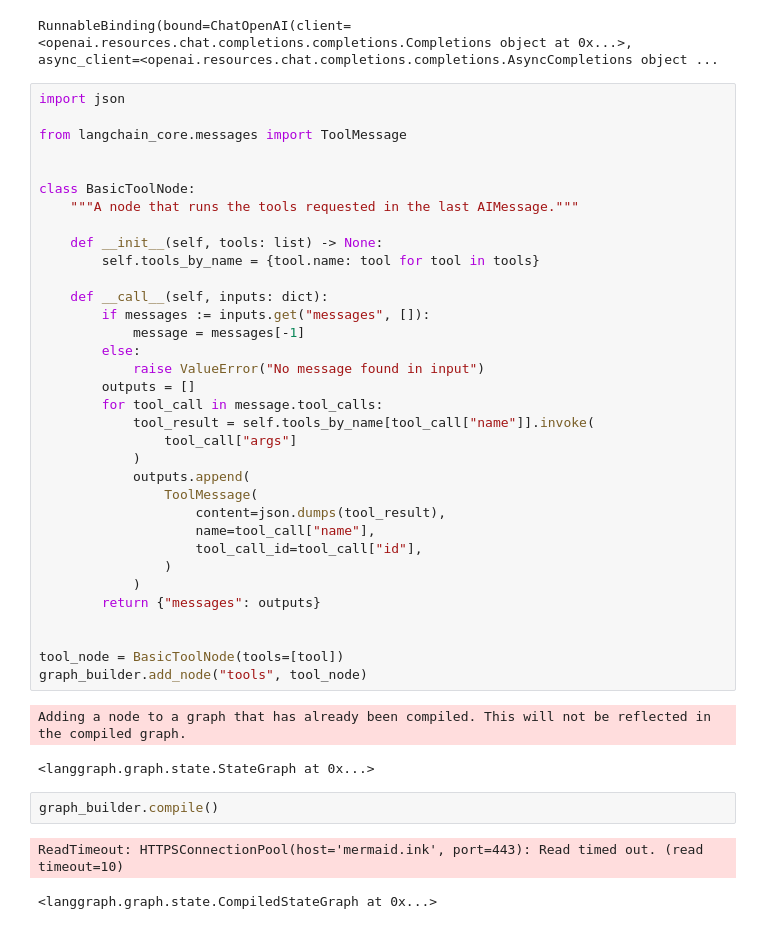
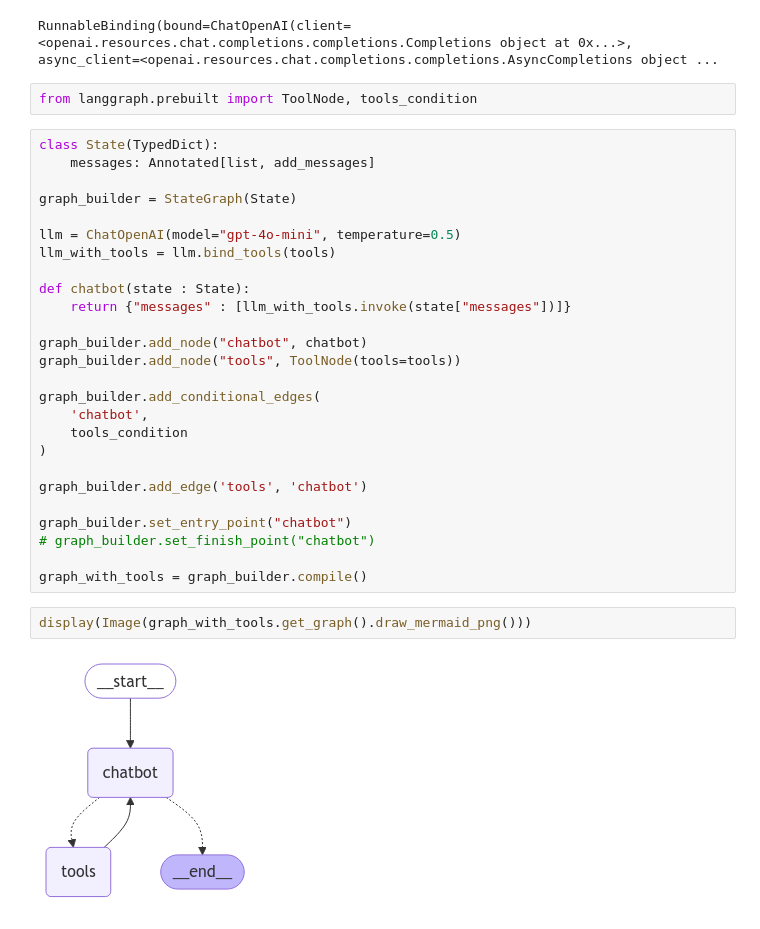
Before and after one commit to Srikanth635/home_testing, a Jupyter notebook: src/udemy_langgraph/lg1.ipynb, the cells around one changed output. Saved outputs shown, nothing was run; the diff lists cells and outputs as text.

```diff
--- a/src/udemy_langgraph/lg1.ipynb
+++ b/src/udemy_langgraph/lg1.ipynb
@@ -211,45 +207,35 @@ response
 llm.bind_tools(tools)
 # %% [output]
 RunnableBinding(bound=ChatOpenAI(client=<openai.resources.chat.completions.completions.Completions object at 0x...>, async_client=<openai.resources.chat.completions.completions.AsyncCompletions object ...
-# %%
-import json
-
-from langchain_core.messages import ToolMessage
-
-
-class BasicToolNode:
-    """A node that runs the tools requested in the last AIMessage."""
-
-    def __init__(self, tools: list) -> None:
-        self.tools_by_name = {tool.name: tool for tool in tools}
-
-    def __call__(self, inputs: dict):
-        if messages := inputs.get("messages", []):
-            message = messages[-1]
-        else:
-            raise ValueError("No message found in input")
-        outputs = []
-        for tool_call in message.tool_calls:
-            tool_result = self.tools_by_name[tool_call["name"]].invoke(
-                tool_call["args"]
-            )
-            outputs.append(
-                ToolMessage(
-                    content=json.dumps(tool_result),
-                    name=tool_call["name"],
-                    tool_call_id=tool_call["id"],
-                )
-            )
-        return {"messages": outputs}
-
-
-tool_node = BasicToolNode(tools=[tool])
-graph_builder.add_node("tools", tool_node)
-# %% [output]
-Adding a node to a graph that has already been compiled. This will not be reflected in the compiled graph.
-<langgraph.graph.state.StateGraph at 0x...>
-# %%
-graph_builder.compile()
-# %% [output]
-ReadTimeout: HTTPSConnectionPool(host='mermaid.ink', port=443): Read timed out. (read timeout=10)
-<langgraph.graph.state.CompiledStateGraph at 0x...>
+# %%
+from langgraph.prebuilt import ToolNode, tools_condition
+# %%
+class State(TypedDict):
+    messages: Annotated[list, add_messages]
+
+graph_builder = StateGraph(State)
+
+llm = ChatOpenAI(model="gpt-4o-mini", temperature=0.5)
+llm_with_tools = llm.bind_tools(tools)
+
+def chatbot(state : State):
+    return {"messages" : [llm_with_tools.invoke(state["messages"])]}
+
+graph_builder.add_node("chatbot", chatbot)
+graph_builder.add_node("tools", ToolNode(tools=tools))
+
+graph_builder.add_conditional_edges(
+    'chatbot',
+    tools_condition
+)
+
+graph_builder.add_edge('tools', 'chatbot')
+
+graph_builder.set_entry_point("chatbot")
+# graph_builder.set_finish_point("chatbot")
+
+graph_with_tools = graph_builder.compile()
+# %%
+display(Image(graph_with_tools.get_graph().draw_mermaid_png()))
+# %% [output]
+[figure, added]
```
Also changed, not shown: parts of 23 cells of this notebook, 1 other file.
